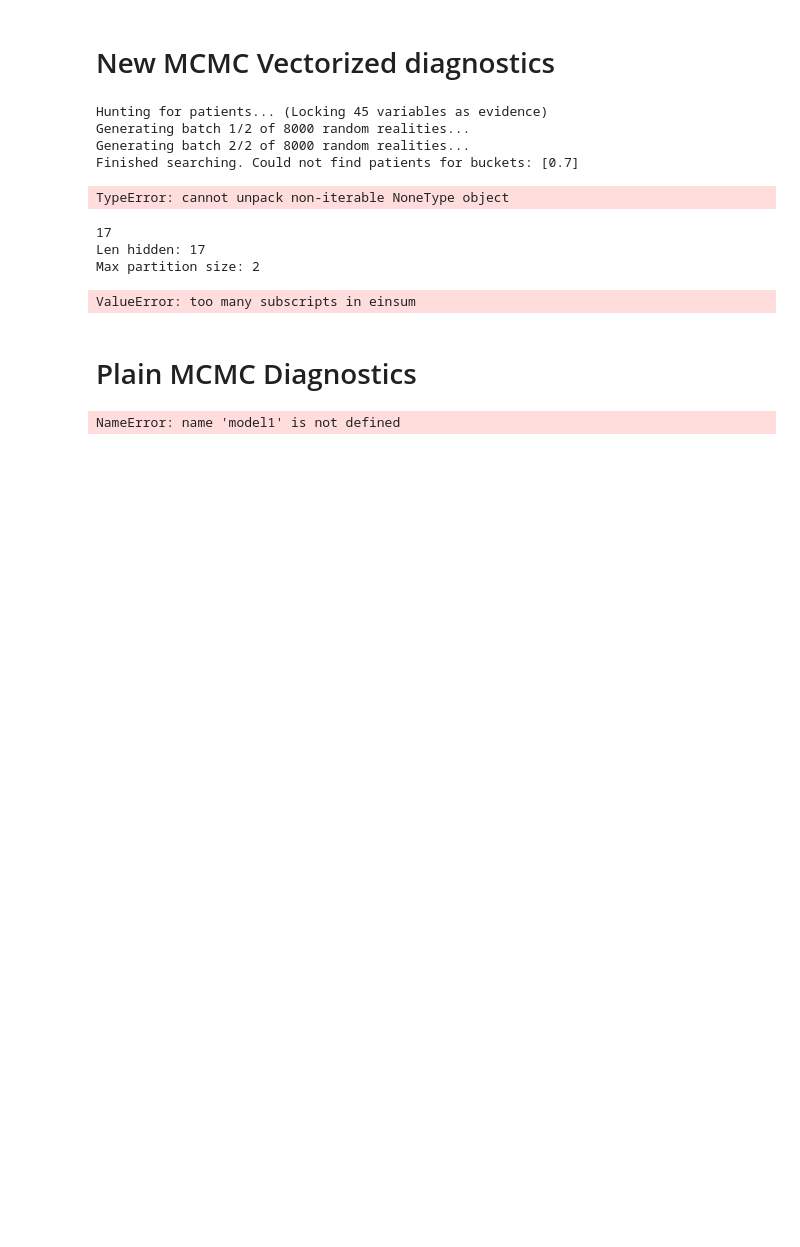
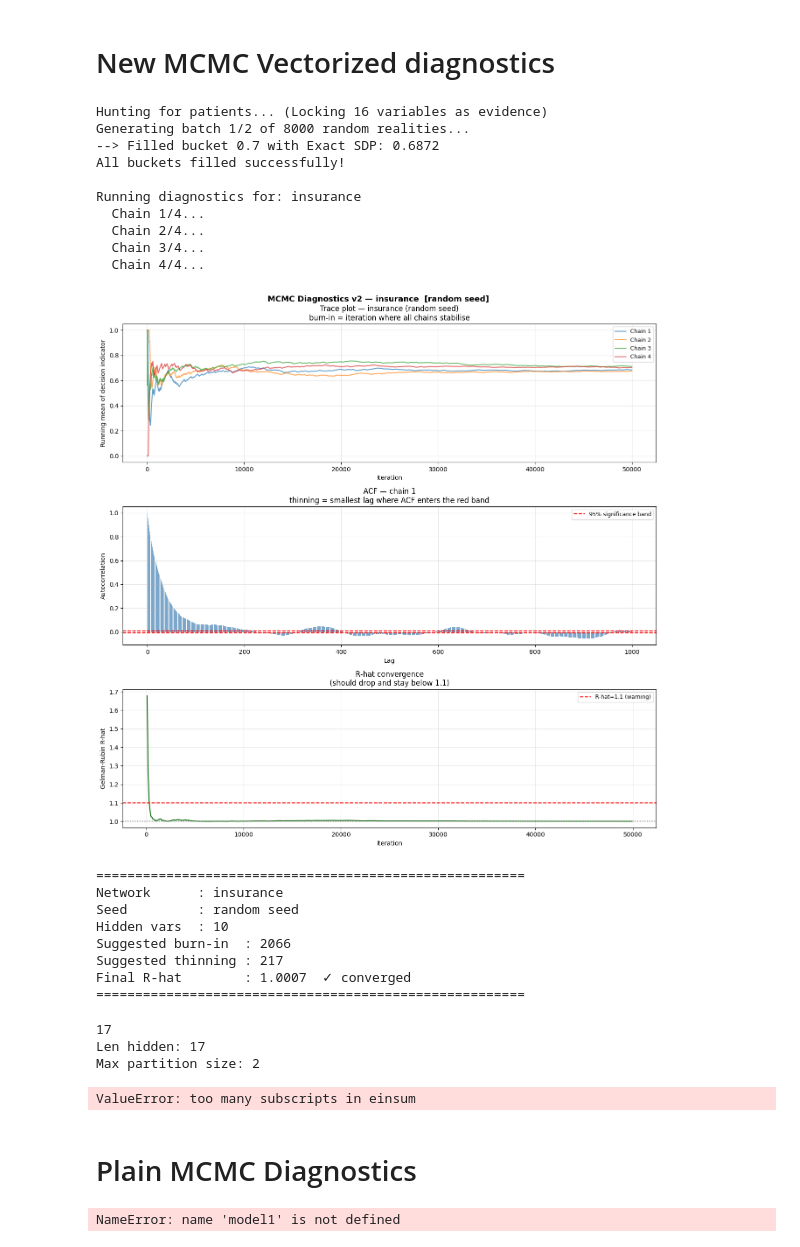
Before and after one commit to jpafcampos/explaining-BNs, a Jupyter notebook: src/mcmc_sanity_check.ipynb, the cells around one changed output. Saved outputs shown, nothing was run; the diff lists cells and outputs as text; code cells hidden in the pictures; blank space fills up the shorter version.

```diff
--- a/src/mcmc_sanity_check.ipynb
+++ b/src/mcmc_sanity_check.ipynb
@@ -69,9 +69,11 @@ print("Loading models...")
 alarm_model = get_example_model('alarm')
 child_model = get_example_model('child')
 andes_model = get_example_model('andes')
+insurance_model = get_example_model('insurance')
 alarm_model.name = 'alarm'
 child_model.name = 'child'
 andes_model.name = 'andes'
+insurance_model.name = 'insurance'
 # %% [output]
 Loading models...
 # %%
@@ -465,40 +467,54 @@ def run_mcmc_diagnostics_v2(bn, target, target_value, patient, threshold,
         'chains':    all_chains,
     }
 # %%
-for model in [andes_model]:
+for model in [insurance_model]:
     target        = select_optimal_target_node(model)
     target_states = model.get_cpds(target).state_names[target]
     target_value  = target_states[1]
 
     available    = [n for n in model.nodes() if n != target]
-    n_hidden     = math.floor(0.8*len(available))
+    n_hidden     = math.floor(0.40*len(available))
     n_evidence   = len(available) - n_hidden
 
     target_sdp = 0.7
     harvested    = find_exact_experimental_patients_random(model, target, target_value, 0.5, n_evidence, [target_sdp])
     patient, _   = harvested[target_sdp]
 
     print(f"\nRunning diagnostics for: {model.name}")
 
     # Run with ancestral seed (production behaviour)
     diag = run_mcmc_diagnostics_v2(
         model, target, target_value, patient, threshold=0.5,
-        n_iterations=30_000, n_chains=4,
+        n_iterations=50_000, n_chains=4,
         use_lw_seed=False,
     )
 
     # Optionally compare against random seed
     # diag_random = run_mcmc_diagnostics_v2(
     #     model, target, target_value, patient, threshold=0.5,
     #     n_iterations=30_000, n_chains=4,
     #     use_lw_seed=False,
     # )
 # %% [output]
-Hunting for patients... (Locking 45 variables as evidence)
+Hunting for patients... (Locking 16 variables as evidence)
 Generating batch 1/2 of 8000 random realities...
-Generating batch 2/2 of 8000 random realities...
-Finished searching. Could not find patients for buckets: [0.7]
+--> Filled bucket 0.7 with Exact SDP: 0.6872
+All buckets filled successfully!
+
+Running diagnostics for: insurance
+  Chain 1/4...
+  Chain 2/4...
+  Chain 3/4...
+  Chain 4/4...
+[figure, added]
-TypeError: cannot unpack non-iterable NoneType object
+=======================================================
+Network      : insurance
+Seed         : random seed
+Hidden vars  : 10
+Suggested burn-in  : 2066
+Suggested thinning : 217
+Final R-hat        : 1.0007  ✓ converged
+=======================================================
 # %%
 def sdp_debugging(model, D, d_value, evidence, threshold, partitions):
     #print(f"    [SDP] called with {len(partitions)} partitions, "
```
Also changed, not shown: 6 other files.
